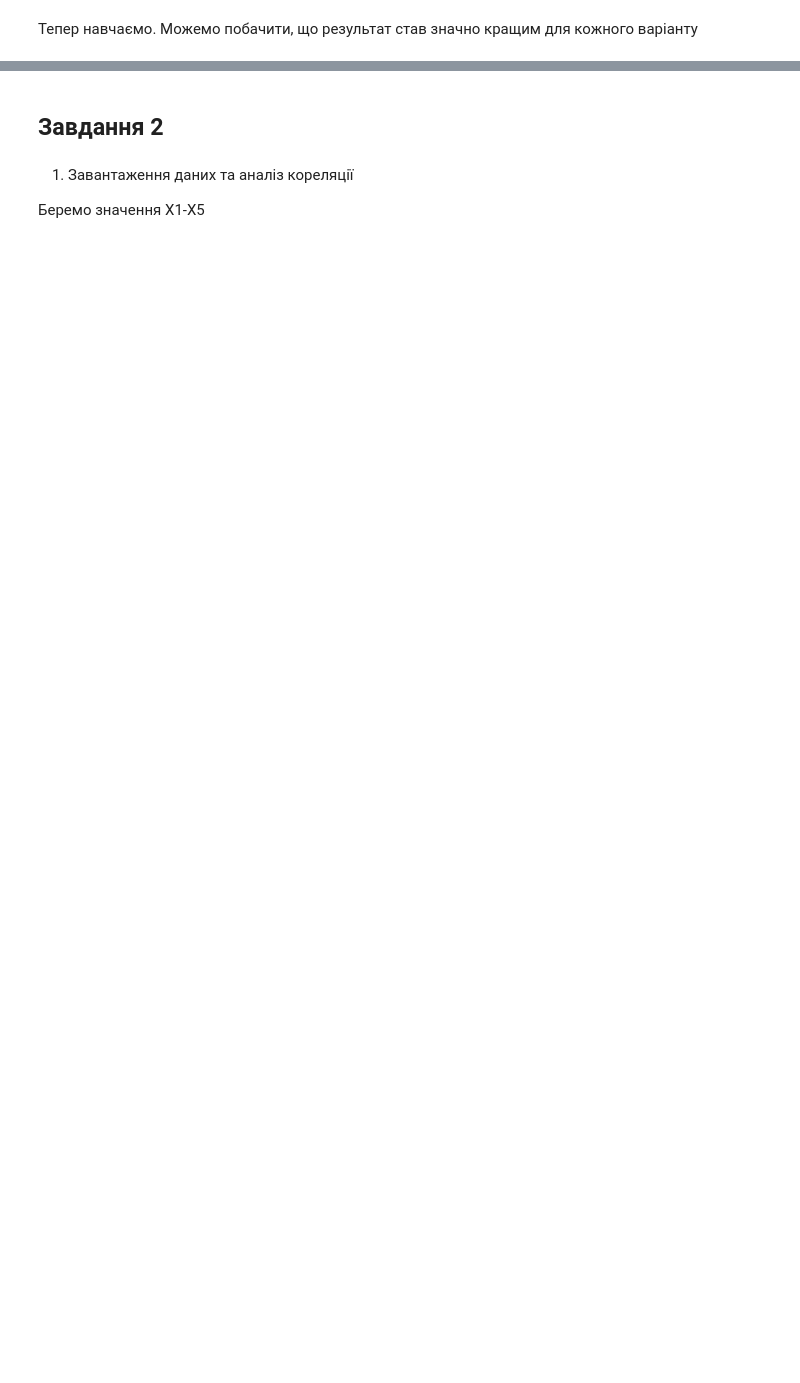
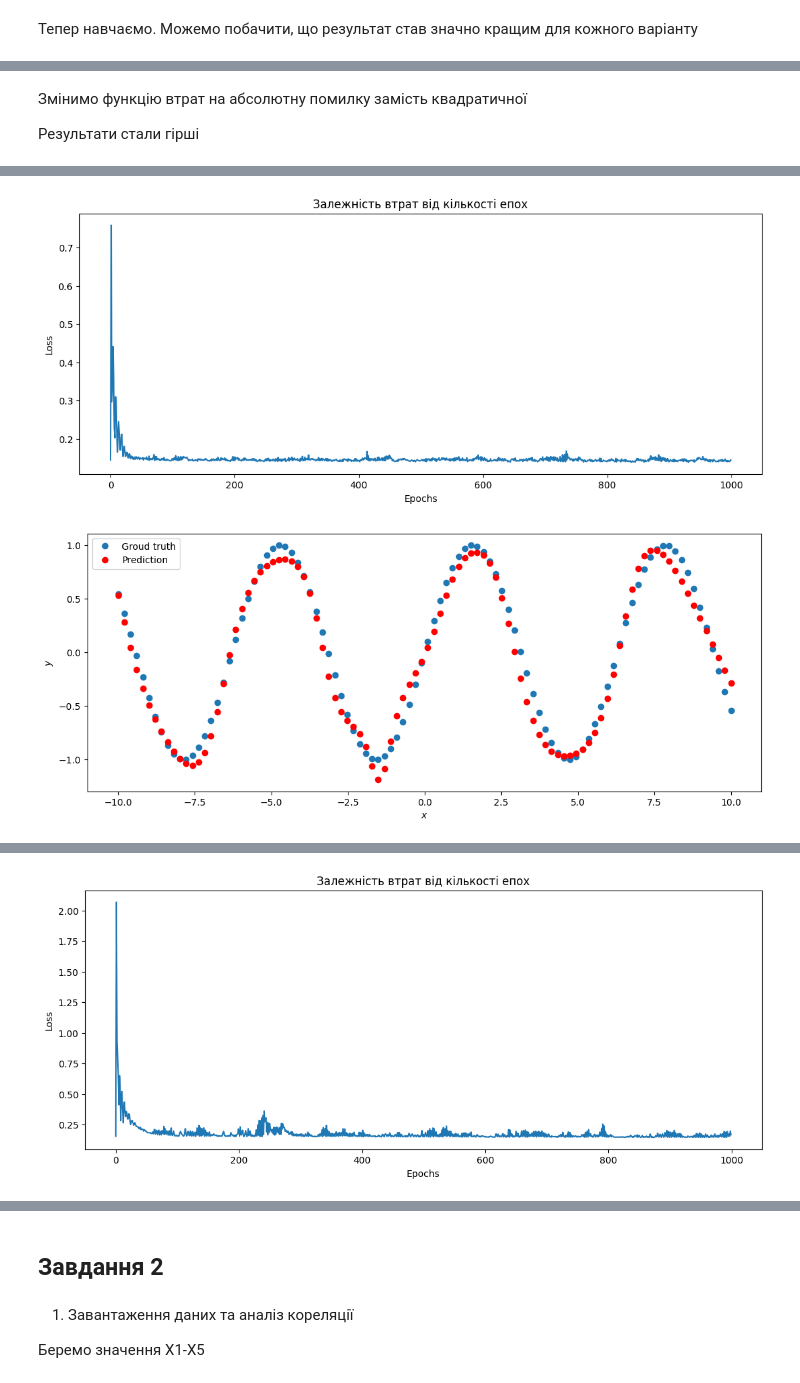
Before and after one commit to Dynokostya/nn-pytorch-labs, a Jupyter notebook: lab6.ipynb, the cells around one changed output, grey strips where cells are left out. Drawn from its saved outputs; the diff is of its cells as text; code cells hidden in the pictures; blank space fills up the shorter version.

```diff
--- a/lab6.ipynb
+++ b/lab6.ipynb
@@ -569,0 +570,35 @@ Epoch 1000, Loss 0.032666780054569244
+# %% [markdown]
+Змінимо функцію втрат на абсолютну помилку замість квадратичної
+
+Результати стали гірші
+# %%
+def loss(pred, target):
+    absolute_diff = torch.abs(pred - target)  # Абсолютна помилка замість квадратичної
+    return absolute_diff.mean()
+# %%
+def train(net, x_train, y_train, epochs):
+    optimizer = torch.optim.Adam(net.parameters(), lr=0.01)
+    loss_values = []
+    for i in range(epochs):
+        optimizer.zero_grad()
+        y_pred = net.forward(x_train)
+        loss_val = loss(y_pred, y_train)
+        loss_val.backward()
+        optimizer.step()
+        loss_values.append(loss_val.item())
+        if (i+1) % (epochs / 10) == 0:
+            print(f'Epoch {i+1}, Loss {loss_val.item()}')
+
+    plt.plot(range(epochs), loss_values)
+    plt.xlabel('Epochs')
+    plt.ylabel('Loss')
+    plt.title('Залежність втрат від кількості епох')
+    plt.show()
+
+    predict(net, x_validation, y_validation)
+# %%
+for net in nets_tanh_2_hidden:
+    print(f'Neurons: {net.fc1.out_features}')
+    train(net, x_train, y_train, 1000)
+    plt.show()
+# %% [output]
@@ -569,0 +616,2 @@ Epoch 1000, Loss 0.032666780054569244
+[figure, added]
+[figure, added]
@@ -569,0 +629 @@ Epoch 1000, Loss 0.032666780054569244
+[figure, added]
```
Also changed, not shown: parts of 13 cells of this notebook.
